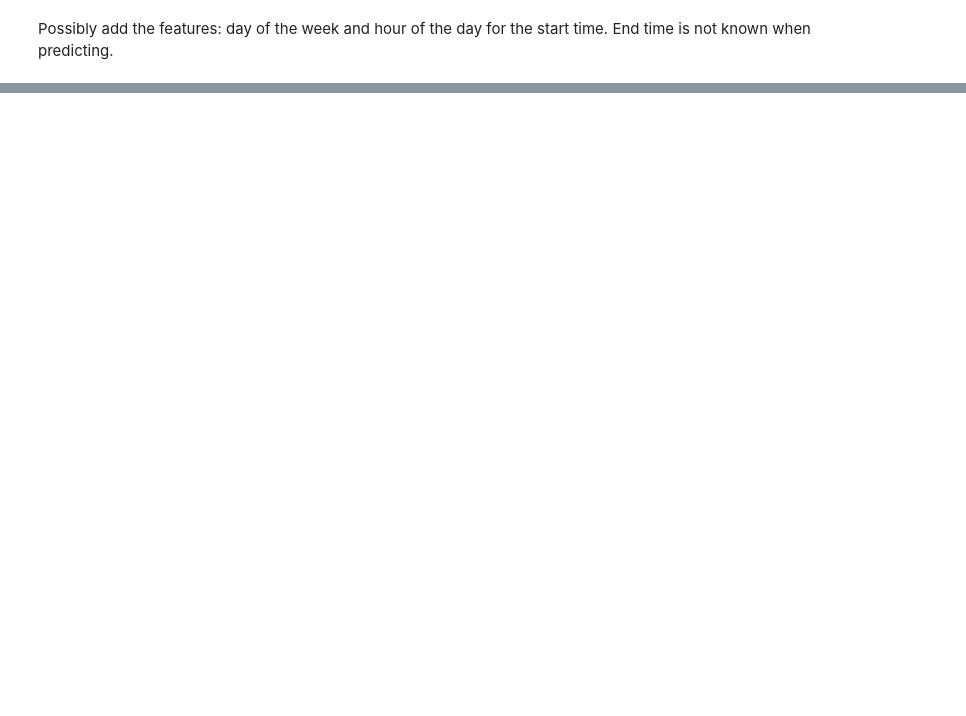
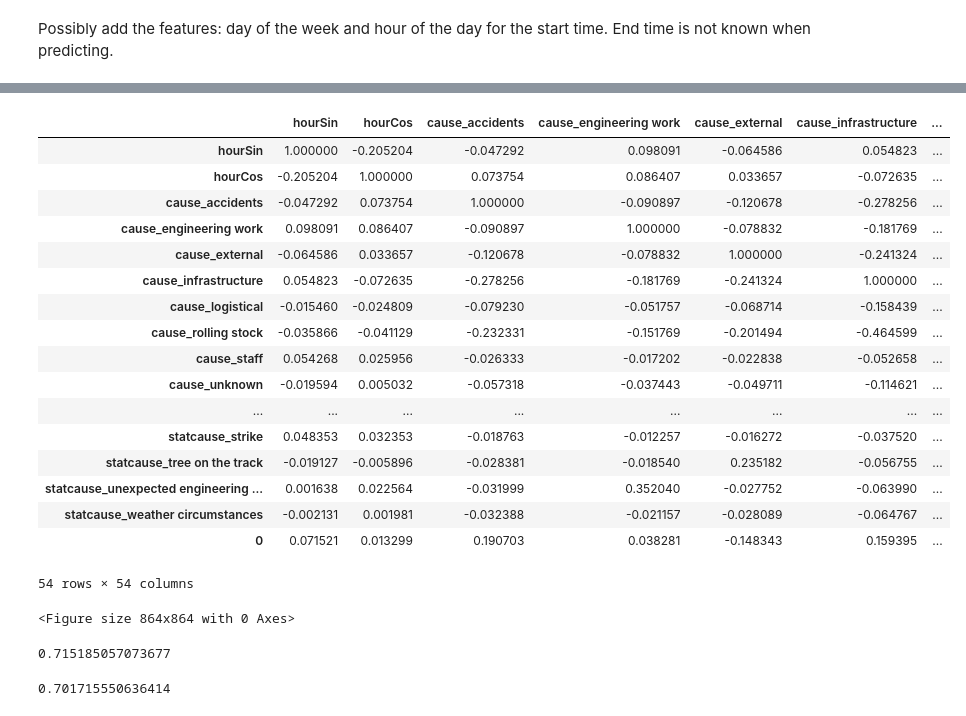
Before and after one commit to VHeusinkveld/small_investigations, a Jupyter notebook: 2020TrainDelays/train_disruptions.ipynb, the cells around one changed output, grey strips where cells are left out. Cells and saved outputs as stored; diff of their text form; code cells hidden in the pictures; blank space fills up the shorter version.

Commit message:
2020TrainDelays, came to 70 percent accuracy to predict if a disruption will take longer or shorter than 1.5 hours. Tried differnt methods: lregression, svm, NN etc.

```diff
--- a/2020TrainDelays/train_disruptions.ipynb
+++ b/2020TrainDelays/train_disruptions.ipynb
@@ -70,0 +168,14 @@ Possibly add the features: day of the week and hour of the day for the start tim
+# %%
+df['affected_lines'] = df['rdt_lines'].apply(lambda x: len(x.split(',')))
+df = df.drop(columns=['rdt_lines'])
+# %%
+a = pd.value_counts(df['statistical_cause_en']) < 50
+a = dict(a)
+temp = pd.get_dummies(df['statistical_cause_en'].apply(lambda x: ('other' if a[x] else x)),
+                      prefix='statcause')
+
+df = pd.concat([df, temp], axis=1)
+# %%
+df = df.drop(columns=['rdt_station_names', 'cause_en', 'statistical_cause_en'])
+# %%
+X = df
@@ -70,0 +196,23 @@ Possibly add the features: day of the week and hour of the day for the start tim
+# %%
+plt.figure(figsize=(12,12))
+pd.concat([X, pd.DataFrame(y)], axis=1).corr()
+# %% [output]
+|  | hourSin | hourCos | cause_accidents | cause_engineering work | cause_external | cause_infrastructure | ... |
+| hourSin | 1.000000 | -0.205204 | -0.047292 | 0.098091 | -0.064586 | 0.054823 | ... |
+| hourCos | -0.205204 | 1.000000 | 0.073754 | 0.086407 | 0.033657 | -0.072635 | ... |
+| cause_accidents | -0.047292 | 0.073754 | 1.000000 | -0.090897 | -0.120678 | -0.278256 | ... |
+| cause_engineering work | 0.098091 | 0.086407 | -0.090897 | 1.000000 | -0.078832 | -0.181769 | ... |
+| cause_external | -0.064586 | 0.033657 | -0.120678 | -0.078832 | 1.000000 | -0.241324 | ... |
+| cause_infrastructure | 0.054823 | -0.072635 | -0.278256 | -0.181769 | -0.241324 | 1.000000 | ... |
+| cause_logistical | -0.015460 | -0.024809 | -0.079230 | -0.051757 | -0.068714 | -0.158439 | ... |
+| cause_rolling stock | -0.035866 | -0.041129 | -0.232331 | -0.151769 | -0.201494 | -0.464599 | ... |
+| cause_staff | 0.054268 | 0.025956 | -0.026333 | -0.017202 | -0.022838 | -0.052658 | ... |
+| cause_unknown | -0.019594 | 0.005032 | -0.057318 | -0.037443 | -0.049711 | -0.114621 | ... |
+| ... | ... | ... | ... | ... | ... | ... | ... |
+| statcause_strike | 0.048353 | 0.032353 | -0.018763 | -0.012257 | -0.016272 | -0.037520 | ... |
+| statcause_tree on the track | -0.019127 | -0.005896 | -0.028381 | -0.018540 | 0.235182 | -0.056755 | ... |
+| statcause_unexpected engineering ... | 0.001638 | 0.022564 | -0.031999 | 0.352040 | -0.027752 | -0.063990 | ... |
+| statcause_weather circumstances | -0.002131 | 0.001981 | -0.032388 | -0.021157 | -0.028089 | -0.064767 | ... |
+| 0 | 0.071521 | 0.013299 | 0.190703 | 0.038281 | -0.148343 | 0.159395 | ... |
+54 rows × 54 columns
+<Figure size 864x864 with 0 Axes>
@@ -70,0 +261,8 @@ Possibly add the features: day of the week and hour of the day for the start tim
+# %%
+np.mean(eclf1.predict(X_train) == y_train)
+# %% [output]
+0.715185057073677
+# %%
+np.mean(eclf1.predict(X_val) == y_val)
+# %% [output]
+0.701715550636414
```
Also changed, not shown: parts of 31 cells of this notebook, 2 other files.
